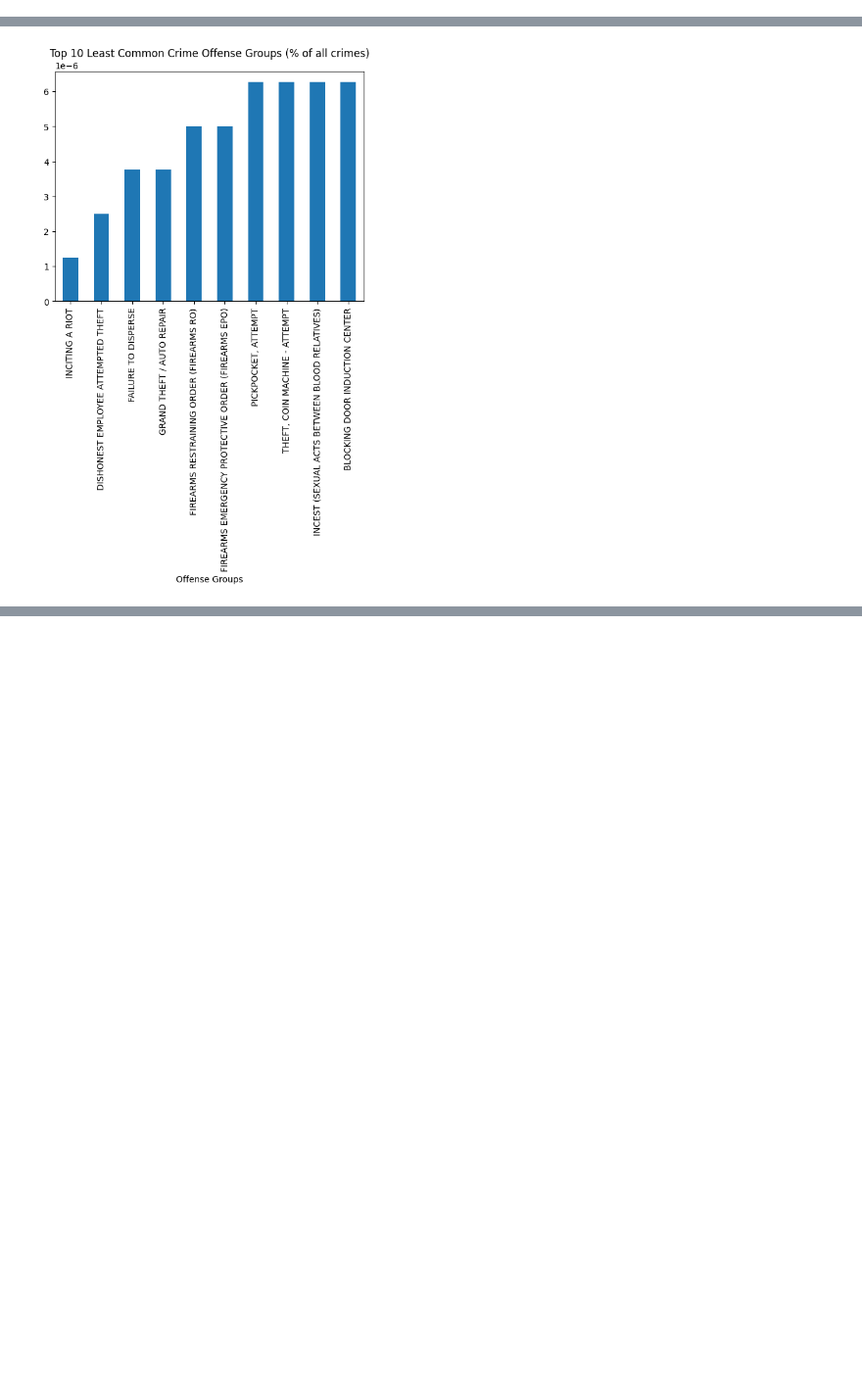
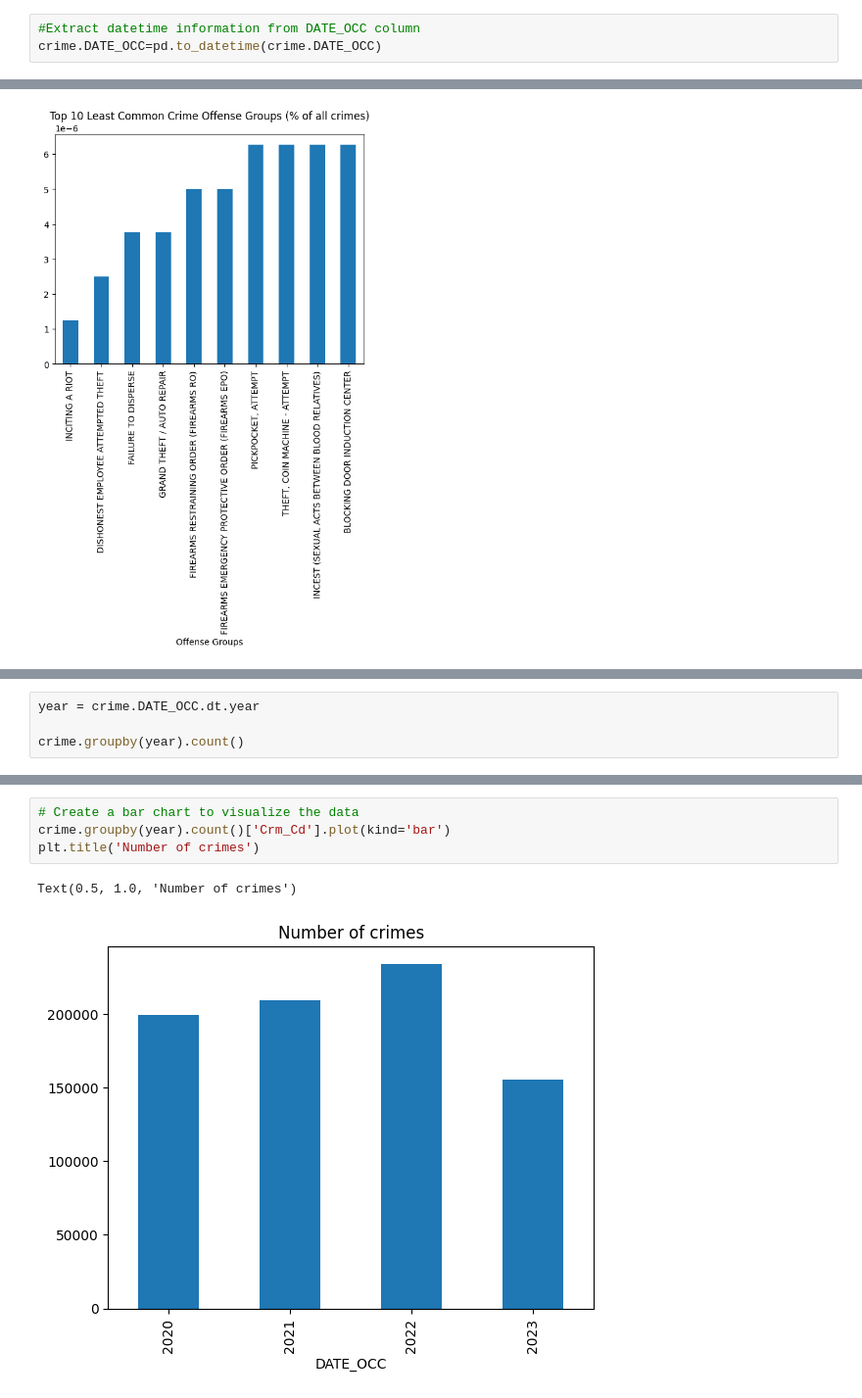
Before and after one commit to acorvin/la-crime-stats, a Jupyter notebook: la-crime-stats.ipynb, the cells around one changed output, grey strips where cells are left out. Shown at 98% size. Saved outputs shown, nothing was run; the diff lists cells and outputs as text; blank space fills up the shorter version.

```diff
--- a/la-crime-stats.ipynb
+++ b/la-crime-stats.ipynb
@@ -161,3 +161,6 @@ LOCATIONhas63345unique values
 Cross_Streethas9589unique values
 LAThas5397unique values
 LONhas4967unique values
+# %%
+#Extract datetime information from DATE_OCC column
+crime.DATE_OCC=pd.to_datetime(crime.DATE_OCC)
@@ -251,0 +322,4 @@ Text(0.5, 0, 'Offense Groups')
+# %%
+year = crime.DATE_OCC.dt.year
+
+crime.groupby(year).count()
@@ -251,0 +334,7 @@ Text(0.5, 0, 'Offense Groups')
+# %%
+# Create a bar chart to visualize the data
+crime.groupby(year).count()['Crm_Cd'].plot(kind='bar')
+plt.title('Number of crimes')
+# %% [output]
+Text(0.5, 1.0, 'Number of crimes')
+[figure, added]
```
Also changed, not shown: parts of 13 cells of this notebook.
